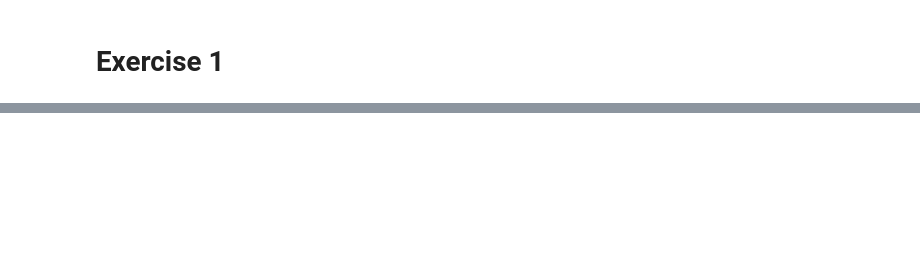
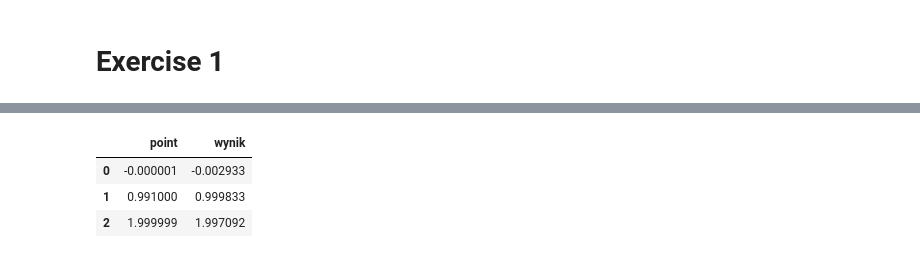
Before and after one commit to NajdekMonika/CS, a Jupyter notebook: lab1.ipynb, the cells around one changed output, grey strips where cells are left out. Cells and saved outputs as stored; diff of their text form; code cells hidden in the pictures; blank space fills up the shorter version.

```diff
--- a/lab1.ipynb
+++ b/lab1.ipynb
@@ -115,26 +98,24 @@ modified_euler(0, 4, 0.1, 1.4, diff_equ)[1]
 # %%
-def get_data(tab_h, method):
-  """
+def get_data(starting_points, method):
+    """
+    Function to calculate the fixed points for different starting points
+    Args:
+       starting_points: list of different starting points
+       method: type of numerical method to calculate the fixed points
 
-  Args:
-     tab_h: step sizes
-     method: type of numerical method to calculate the fixed points
+    Returns: DataFrame with fixed points for different starting points
 
-  Returns: cost and logarithm of the error
-
-  """
-  cost = []
-  log_err = []
-  err = []
-  result = []
-  for step_size in tab_h:
-    solution = method(0, 4, step_size, 2, diff_equ)
-    err.append(solution[4])
-    result.append(solution[2])
-    cost.append(solution[3])
-    log_err.append(log10(solution[4]))
-  data = {"h": tab_h, "wynik": result, "δx[%]": err, \
-          'log(δx)': log_err, "koszt": cost}
-  df = pd.DataFrame(data)
-  print(df)
-  return cost, log_err
+    """
+    result = []
+    for starting_point in starting_points:
+        result.append(method(0, 4, 0.01, starting_point, diff_equ)[2])
+    data = {"point": starting_points, "wynik": result}
+    df = pd.DataFrame(data)
+    return df
+# %%
+get_data([-0.000001, 0.991, 1.999999], modified_euler)
+# %% [output]
+|  | point | wynik |
+| 0 | -0.000001 | -0.002933 |
+| 1 | 0.991000 | 0.999833 |
+| 2 | 1.999999 | 1.997092 |
```
Also changed, not shown: parts of 11 cells of this notebook, 1 other file.
